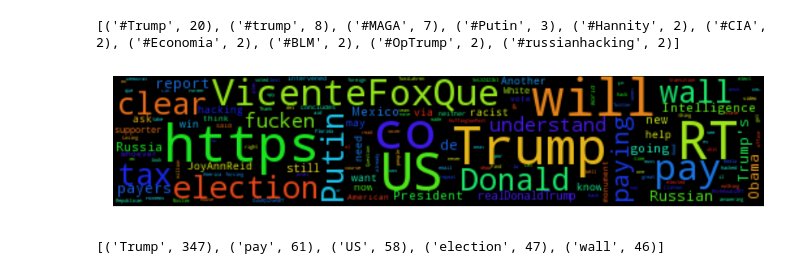
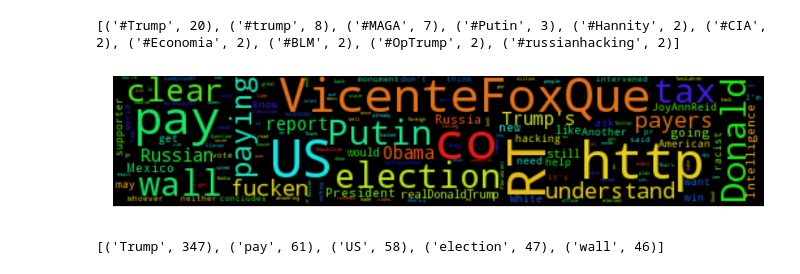
Before and after one commit to Raul818/WebScraping, a Jupyter notebook: Notebook.ipynb, the cells around one changed output. Drawn from its saved outputs; the diff is of its cells as text; code cells hidden in the pictures.

```diff
--- a/Notebook.ipynb
+++ b/Notebook.ipynb
@@ -165,13 +166,13 @@ with open('python.json', 'r') as f:
 # %% [output]
 [('#Trump', 20), ('#trump', 8), ('#MAGA', 7), ('#Putin', 3), ('#Hannity', 2), ('#CIA', 2), ('#Economia', 2), ('#BLM', 2), ('#OpTrump', 2), ('#russianhacking', 2)]
 # %%
-wordcloud = WordCloud(max_font_size=40, width = 500, height = 100).generate(st)
+wordcloud = WordCloud(max_font_size=40, width = 500, height = 100, stopwords=stop).generate(st)
 plt.figure(figsize=(17,27))
 plt.imshow(wordcloud)
 plt.axis("off")
 plt.show()
 # %% [output]
-[figure, old version]
+[figure, new version]
 # %%
 print (count_all.most_common(5))
 # %% [output]
```
Also changed, not shown: parts of 7 cells of this notebook.
